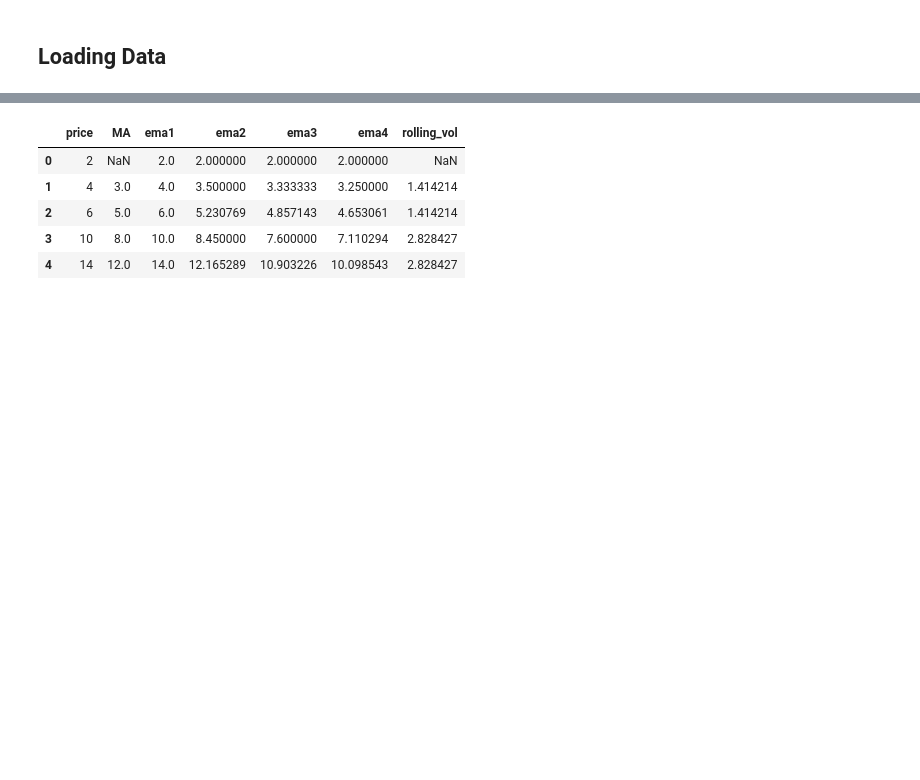
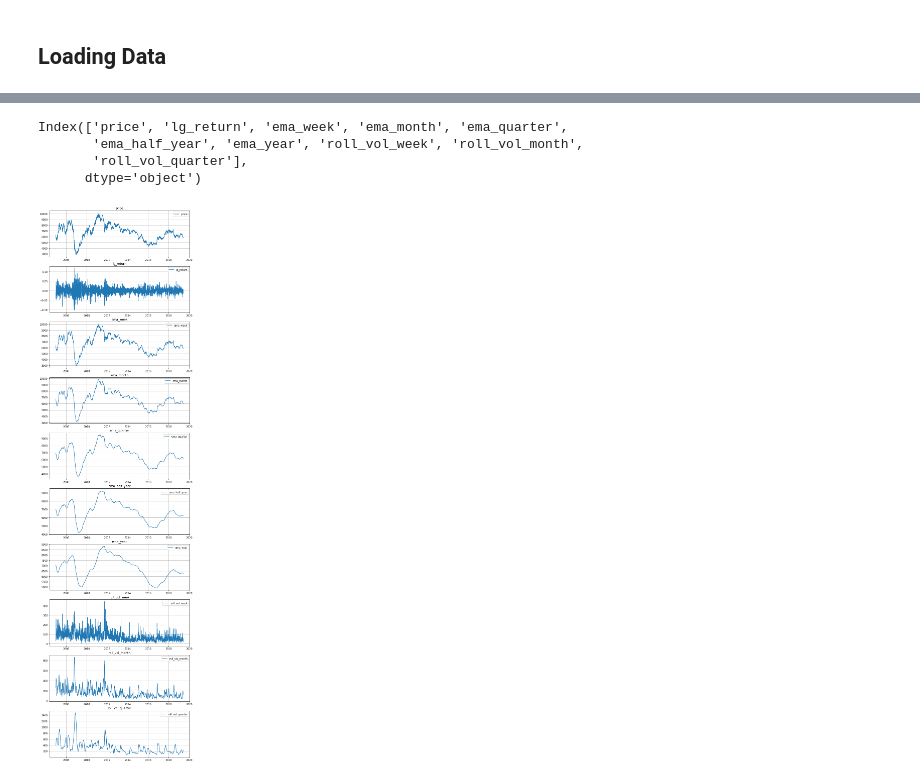
Before and after one commit to msc-acse/acse-9-independent-research-project-OliverJBoom, a Jupyter notebook: Chai_Base.ipynb, the cells around one changed output, grey strips where cells are left out. Cells and saved outputs as stored; diff of their text form; code cells hidden in the pictures; blank space fills up the shorter version.

```diff
--- a/Chai_Base.ipynb
+++ b/Chai_Base.ipynb
@@ -185,9 +113,53 @@ df["rolling_vol"] = df.price.rolling(window=2).std(ddof=1)
-# %%
-df.head()
-# %% [output]
-|  | price | MA | ema1 | ema2 | ema3 | ema4 | rolling_vol |
-| 0 | 2 | NaN | 2.0 | 2.000000 | 2.000000 | 2.000000 | NaN |
-| 1 | 4 | 3.0 | 4.0 | 3.500000 | 3.333333 | 3.250000 | 1.414214 |
-| 2 | 6 | 5.0 | 6.0 | 5.230769 | 4.857143 | 4.653061 | 1.414214 |
-| 3 | 10 | 8.0 | 10.0 | 8.450000 | 7.600000 | 7.110294 | 2.828427 |
-| 4 | 14 | 12.0 | 14.0 | 12.165289 | 10.903226 | 10.098543 | 2.828427 |
+# %%
+def feature_spawn(df):
+  """Spawsn features for each instrument
+  Returns df with the following columns
+  Price
+  Log Returns
+  EWMA 1 day
+  EWMA 1 week
+  EWMA 1 month
+  EWMA 1 quarter
+  EWMA 6 months
+  EWMA 1 year
+  Rolling vol 1 week
+  Rolling vol 1 month
+  Rolling vol 1 quarter
+  """
+  df["lg_return"] = np.log(df.price) - np.log(df.price.shift(1))
+  #df["deciles_lg_return"] = pd.qcut(df.lg_return, 10, labels=False)
+  df.lg_return.fillna(0, inplace=True)
+
+  hlf_dict = {"week":5, "month":22, "quarter":66, "half_year":130, "year":261}
+
+  for half_life in hlf_dict:
+    df["ema_" + half_life] = df.price.ewm(span=hlf_dict[half_life]).mean()
+
+  for i, half_life in enumerate(hlf_dict):
+    if i < 3:
+      df["roll_vol_" + half_life] = df.price.rolling(window=hlf_dict[half_life]).std(ddof=0)
+
+  df.dropna(inplace=True)
+  return df
+# %%
+df = feature_spawn(df)
+# %%
+print(df.columns)
+# %% [output]
+Index(['price', 'lg_return', 'ema_week', 'ema_month', 'ema_quarter',
+       'ema_half_year', 'ema_year', 'roll_vol_week', 'roll_vol_month',
+       'roll_vol_quarter'],
+      dtype='object')
+# %%
+fig, axarr = plt.subplots(len(df.columns), 1, figsize=(10, 4 * len(df.columns)))
+
+for i, (ax, df_name) in enumerate(zip(axarr.flatten(), df.columns)):
+
+    ax.set_title(df_name)
+    ax.plot(df.index, df[df_name])
+    ax.grid()
+    ax.legend()
+
+plt.show()
+# %% [output]
+[figure, added]
```
Also changed, not shown: parts of 14 cells of this notebook.
